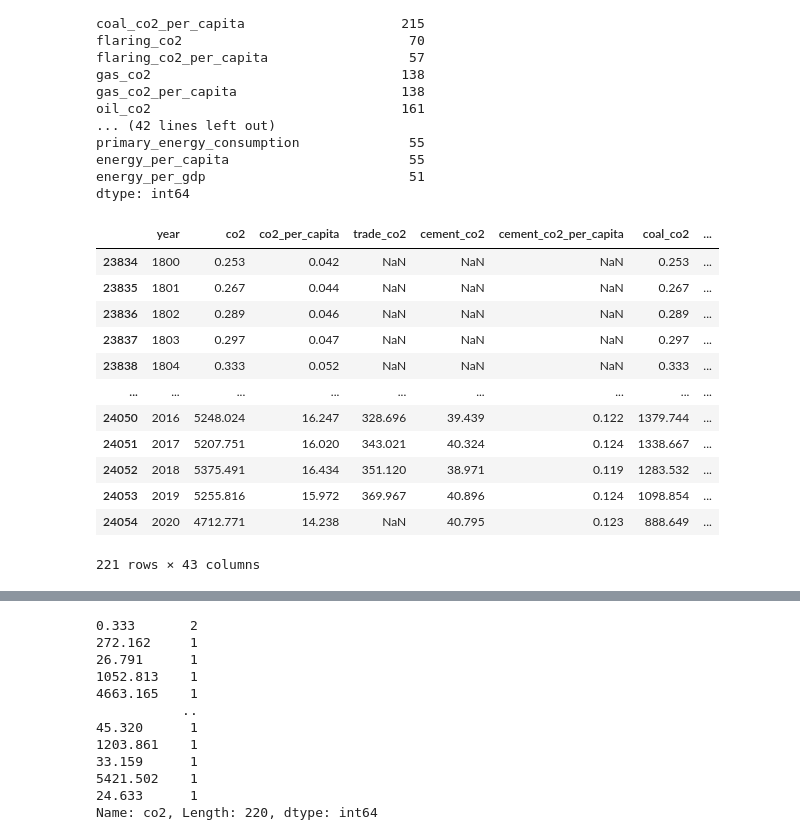
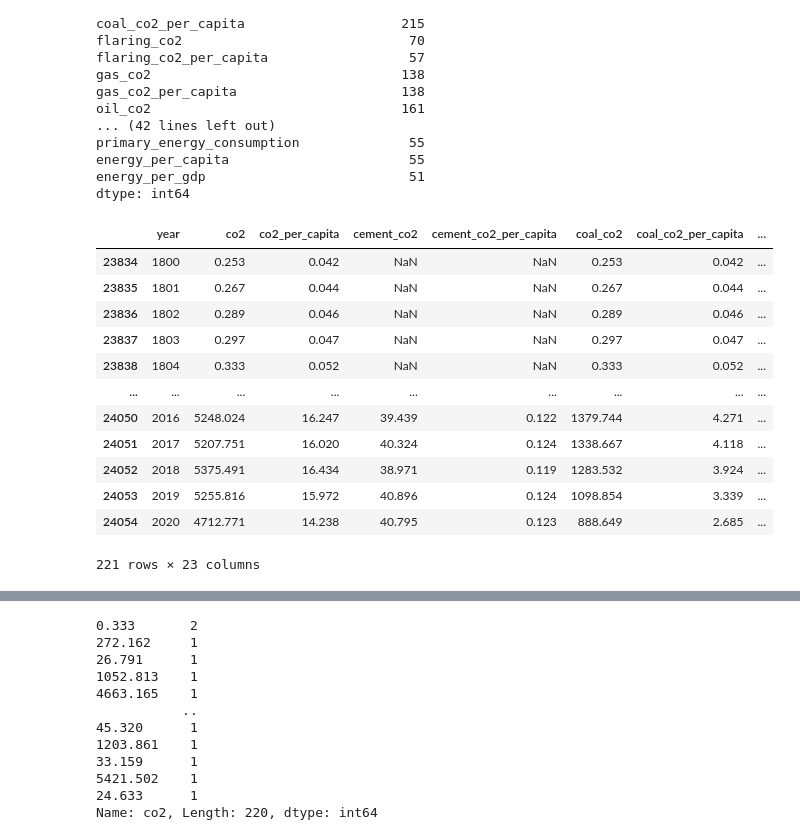
Before and after one commit to moesteelo/Predicting-Temperature-with-CO2-Data, a Jupyter notebook: Jupyter Notebook/Measuring CO2 Prediction.ipynb, the cells around one changed output, grey strips where cells are left out. Cells and saved outputs as stored; diff of their text form; code cells hidden in the pictures.

```diff
--- a/Jupyter Notebook/Measuring CO2 Prediction.ipynb
+++ b/Jupyter Notebook/Measuring CO2 Prediction.ipynb
@@ -144,33 +144,61 @@ dtype: int64
 # %%
 # Drop the non-beneficial ID columns, 'EIN' and 'NAME'.
 usa_df = usa_df.drop(columns=["share_global_co2",
                               "share_global_cement_co2",
                               "share_global_coal_co2",
                               "share_global_flaring_co2",
                               "share_global_gas_co2",
                               "share_global_oil_co2",
                               "share_global_other_co2",
                               "share_global_cumulative_co2",
                               "share_global_cumulative_cement_co2",
                               "share_global_cumulative_coal_co2",
                               "share_global_cumulative_flaring_co2",
                               "share_global_cumulative_gas_co2",
                               "share_global_cumulative_oil_co2",
                               "share_global_cumulative_other_co2",
-                              "total_ghg"
+                              "total_ghg",
+                              'ghg_excluding_lucf_per_capita',
+                              "ghg_per_capita",
+                              "cumulative_other_co2",
+                              "consumption_co2",
+                              "consumption_co2_per_capita",
+                              "consumption_co2_per_gdp",
+                              "cumulative_co2",
+                              "cumulative_cement_co2",
+                              "consumption_co2_per_capita",
+                              "consumption_co2_per_gdp",
+                              "cumulative_co2",
+                              "cumulative_cement_co2",
+                              "cumulative_coal_co2",
+                              "cumulative_flaring_co2",
+                              "cumulative_gas_co2",
+                              "cumulative_oil_co2",
+                              "cumulative_other_co2",
+                              "trade_co2_share",
+                              "other_industry_co2",
+                              "other_co2_per_capita",
+                              "co2_growth_abs",
+                              "co2_per_unit_energy",
+                              "total_ghg_excluding_lucf",
+                              "trade_co2",
+                              "flaring_co2_per_capita",
+                              "primary_energy_consumption",
+                              "energy_per_capita",
+
                               ], axis=1)
 usa_df
 # %% [output]
-|  | year | co2 | co2_per_capita | trade_co2 | cement_co2 | cement_co2_per_capita | coal_co2 | ... |
-| 23834 | 1800 | 0.253 | 0.042 | NaN | NaN | NaN | 0.253 | ... |
-| 23835 | 1801 | 0.267 | 0.044 | NaN | NaN | NaN | 0.267 | ... |
-| 23836 | 1802 | 0.289 | 0.046 | NaN | NaN | NaN | 0.289 | ... |
-| 23837 | 1803 | 0.297 | 0.047 | NaN | NaN | NaN | 0.297 | ... |
-| 23838 | 1804 | 0.333 | 0.052 | NaN | NaN | NaN | 0.333 | ... |
+|  | year | co2 | co2_per_capita | cement_co2 | cement_co2_per_capita | coal_co2 | coal_co2_per_capita | ... |
+| 23834 | 1800 | 0.253 | 0.042 | NaN | NaN | 0.253 | 0.042 | ... |
+| 23835 | 1801 | 0.267 | 0.044 | NaN | NaN | 0.267 | 0.044 | ... |
+| 23836 | 1802 | 0.289 | 0.046 | NaN | NaN | 0.289 | 0.046 | ... |
+| 23837 | 1803 | 0.297 | 0.047 | NaN | NaN | 0.297 | 0.047 | ... |
+| 23838 | 1804 | 0.333 | 0.052 | NaN | NaN | 0.333 | 0.052 | ... |
 | ... | ... | ... | ... | ... | ... | ... | ... | ... |
-| 24050 | 2016 | 5248.024 | 16.247 | 328.696 | 39.439 | 0.122 | 1379.744 | ... |
-| 24051 | 2017 | 5207.751 | 16.020 | 343.021 | 40.324 | 0.124 | 1338.667 | ... |
-| 24052 | 2018 | 5375.491 | 16.434 | 351.120 | 38.971 | 0.119 | 1283.532 | ... |
-| 24053 | 2019 | 5255.816 | 15.972 | 369.967 | 40.896 | 0.124 | 1098.854 | ... |
-| 24054 | 2020 | 4712.771 | 14.238 | NaN | 40.795 | 0.123 | 888.649 | ... |
+| 24050 | 2016 | 5248.024 | 16.247 | 39.439 | 0.122 | 1379.744 | 4.271 | ... |
+| 24051 | 2017 | 5207.751 | 16.020 | 40.324 | 0.124 | 1338.667 | 4.118 | ... |
+| 24052 | 2018 | 5375.491 | 16.434 | 38.971 | 0.119 | 1283.532 | 3.924 | ... |
+| 24053 | 2019 | 5255.816 | 15.972 | 40.896 | 0.124 | 1098.854 | 3.339 | ... |
+| 24054 | 2020 | 4712.771 | 14.238 | 40.795 | 0.123 | 888.649 | 2.685 | ... |
-221 rows × 43 columns
+221 rows × 23 columns
```
Also changed, not shown: parts of 7 cells of this notebook, 1 other file.
